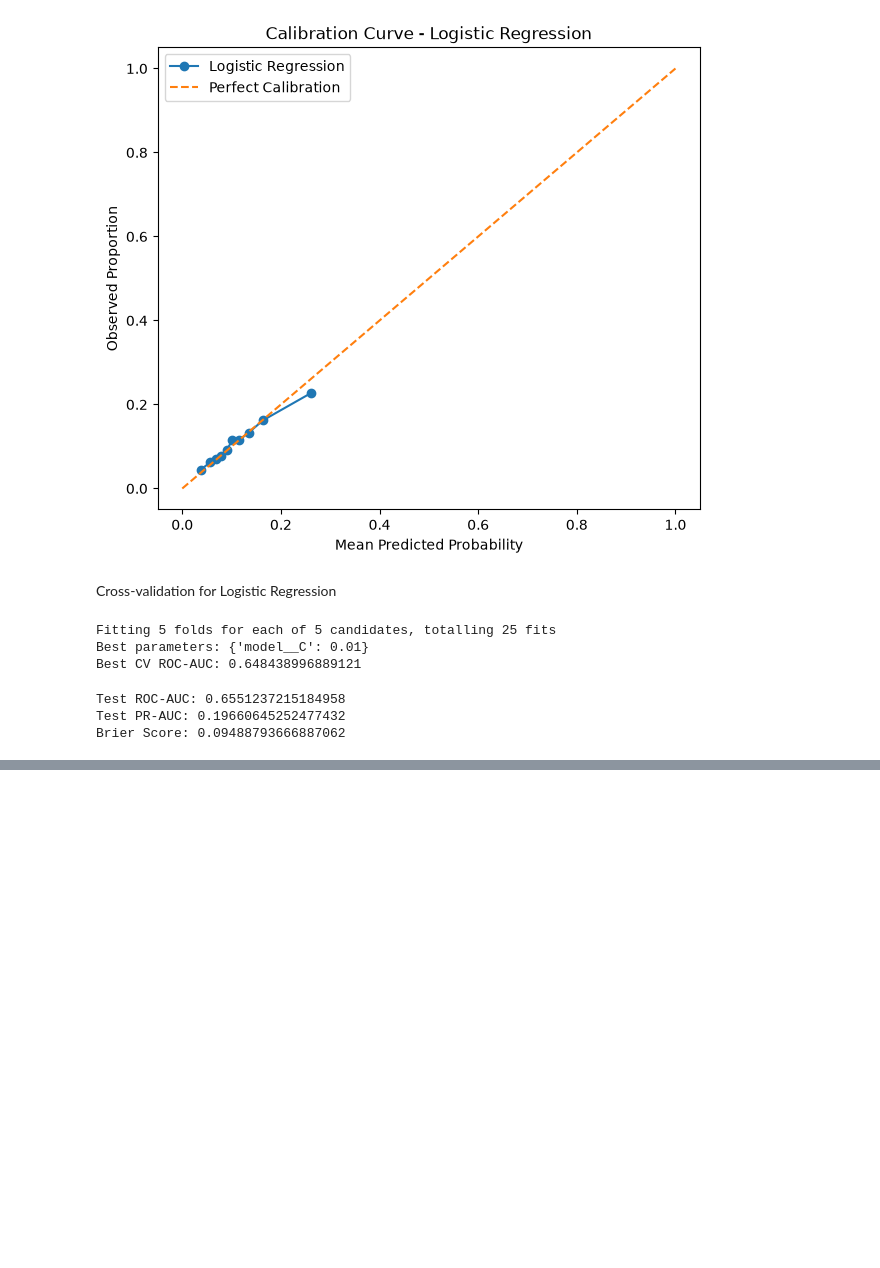
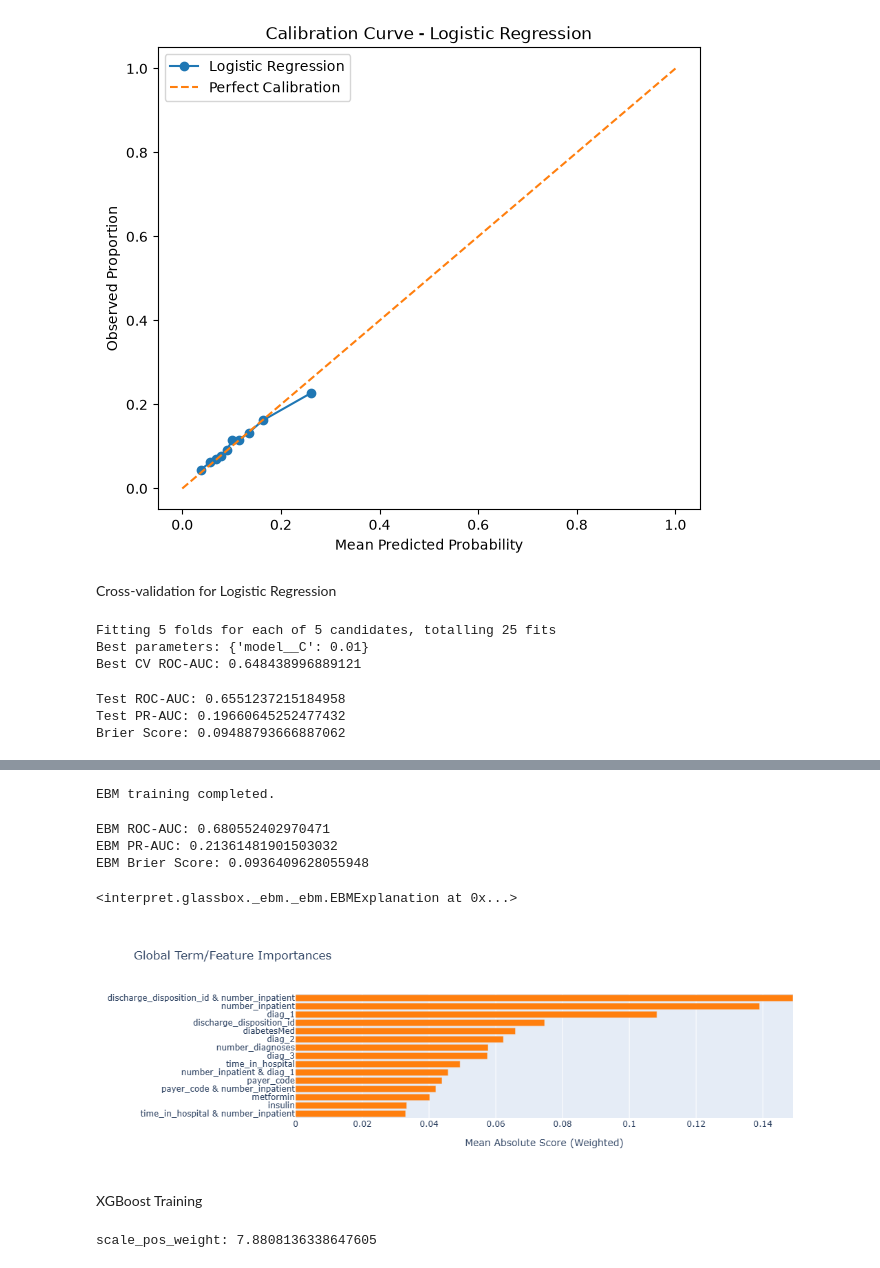
Before and after one commit to umayangi12/ResearchProject, a Jupyter notebook: JupyterNotebook/ModelTraining.ipynb, the cells around one changed output, grey strips where cells are left out. Saved outputs shown, nothing was run; the diff lists cells and outputs as text; code cells hidden in the pictures; blank space fills up the shorter version.

```diff
--- a/JupyterNotebook/ModelTraining.ipynb
+++ b/JupyterNotebook/ModelTraining.ipynb
@@ -668,0 +674,28 @@ Brier Score: 0.09488793666887062
+# %%
+#converting categorical variables into string
+for col in categorical_features:
+    X_train_ebm[col] = X_train_ebm[col].fillna("Unknown").astype(str)
+    X_test_ebm[col] = X_test_ebm[col].fillna("Unknown").astype(str)
+# %%
+for col in numerical_features:
+    median_value = X_train_ebm[col].median()
+
+    X_train_ebm[col] = X_train_ebm[col].fillna(median_value)
+    X_test_ebm[col] = X_test_ebm[col].fillna(median_value)
+# %%
+#training the model
+from interpret.glassbox import ExplainableBoostingClassifier
+
+ebm = ExplainableBoostingClassifier(
+    interactions=10,
+    max_bins=256,
+    learning_rate=0.05,
+    max_rounds=1000,
+    random_state=42
+)
+
+ebm.fit(X_train_ebm, y_train)
+
+print("EBM training completed.")
+# %% [output]
+EBM training completed.
@@ -668,0 +708,35 @@ Brier Score: 0.09488793666887062
+# %%
+roc_auc_ebm = roc_auc_score(
+    y_test,
+    y_prob_ebm
+)
+
+pr_auc_ebm = average_precision_score(
+    y_test,
+    y_prob_ebm
+)
+
+brier_ebm = brier_score_loss(
+    y_test,
+    y_prob_ebm
+)
+
+print("EBM ROC-AUC:", roc_auc_ebm)
+print("EBM PR-AUC:", pr_auc_ebm)
+print("EBM Brier Score:", brier_ebm)
+# %% [output]
+EBM ROC-AUC: 0.680552402970471
+EBM PR-AUC: 0.21361481901503032
+EBM Brier Score: 0.0936409628055948
+# %%
+ebm_global = ebm.explain_global()
+
+ebm_global
+# %% [output]
+<interpret.glassbox._ebm._ebm.EBMExplanation at 0x...>
+# %%
+ebm_global.visualize()
+# %% [output]
+[figure, added]
+# %% [markdown]
+XGBoost Training
@@ -668,0 +765,10 @@ Brier Score: 0.09488793666887062
+# %%
+#class imbalance calculating
+negative = (y_train == 0).sum()
+positive = (y_train == 1).sum()
+
+scale_pos_weight = negative / positive
+
+print("scale_pos_weight:", scale_pos_weight)
+# %% [output]
+scale_pos_weight: 7.8808136338647605
```
Also changed, not shown: parts of 39 cells of this notebook.
